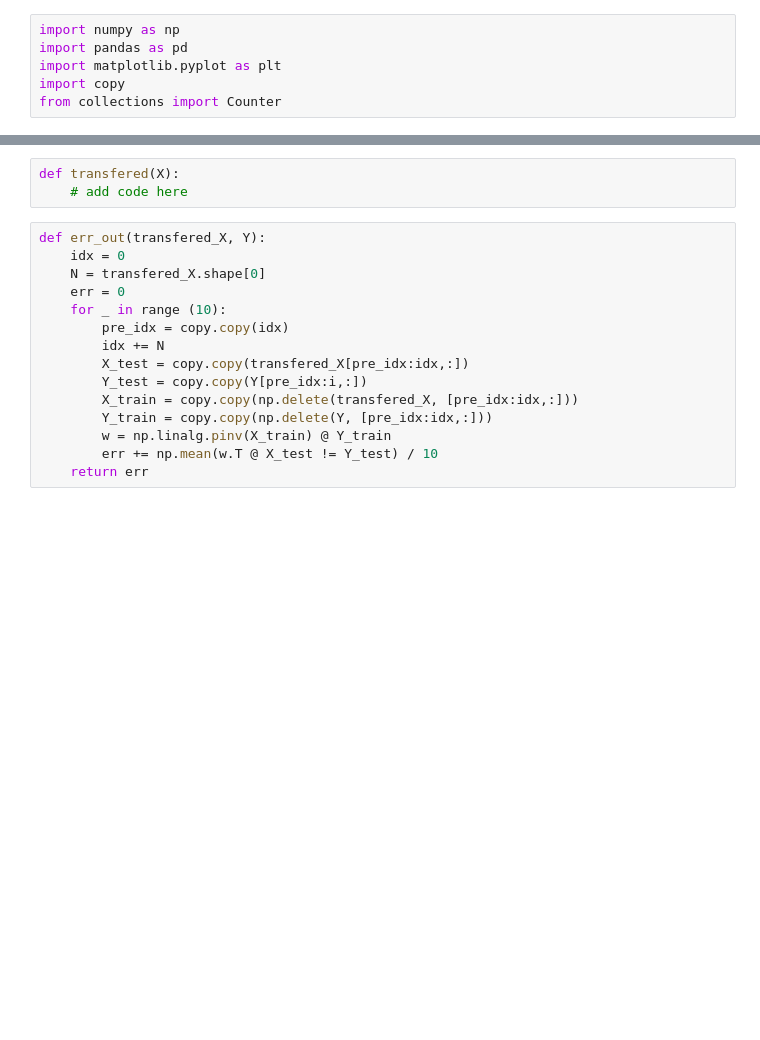
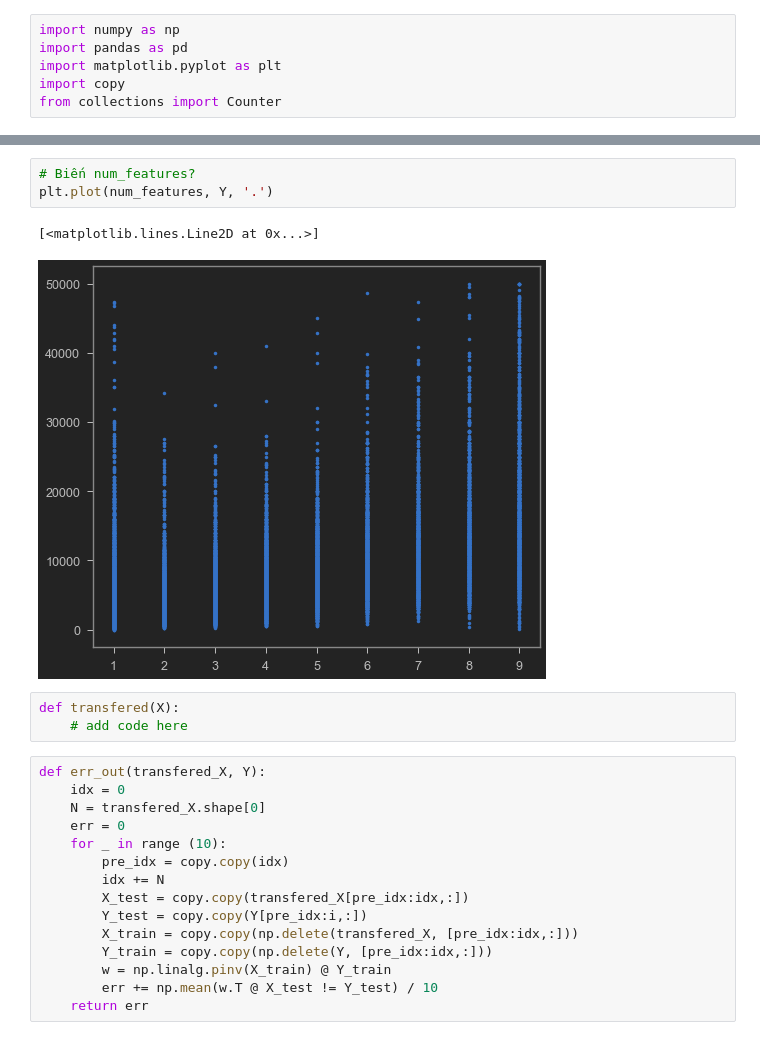
Before and after one commit to mannt-jp/TKMTUD_DACK, a Jupyter notebook: Regression.ipynb, the cells around one changed output, grey strips where cells are left out. Drawn from its saved outputs; the diff is of its cells as text; blank space fills up the shorter version.

```diff
--- a/Regression.ipynb
+++ b/Regression.ipynb
@@ -16,3 +35,9 @@ num_features = np.sum(features, axis=1)
+# %%
+# Biến num_features?
+plt.plot(num_features, Y, '.')
+# %% [output]
+[<matplotlib.lines.Line2D at 0x...>]
+[figure, added]
 # %%
 def transfered(X):
     # add code here
```
Also changed, not shown: parts of 4 cells of this notebook.
